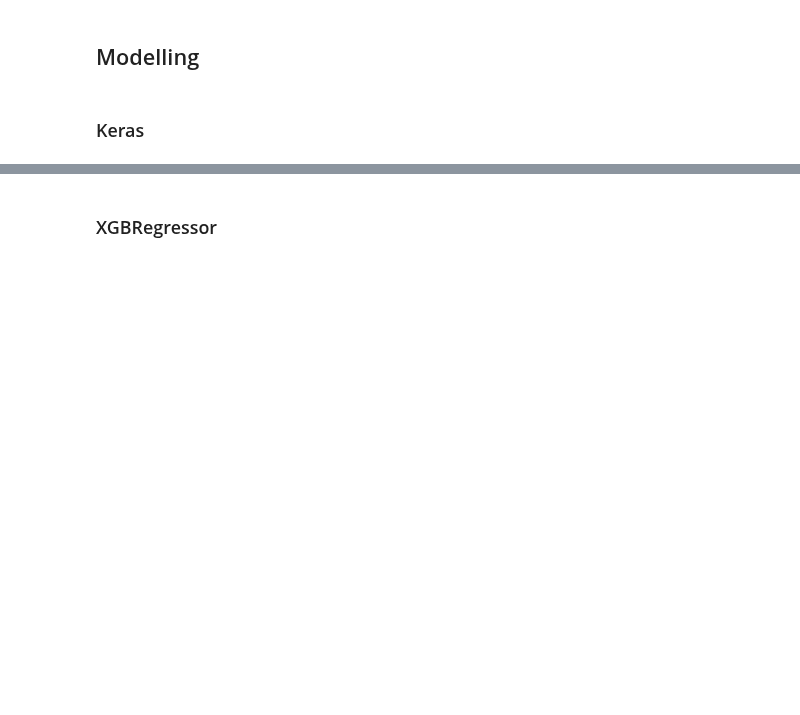
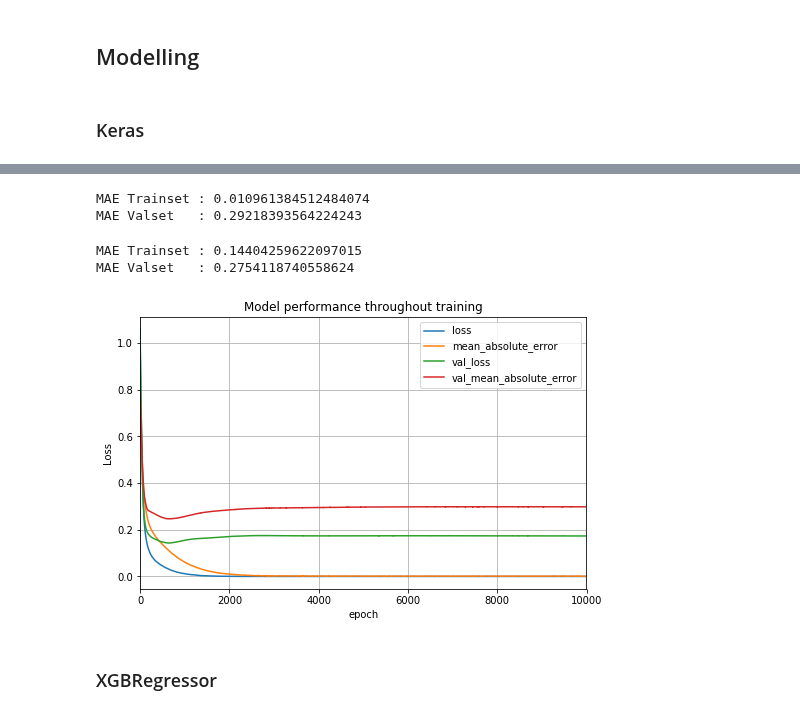
Before and after one commit to Simplon-IA-Bdx-1/house-prices-nico-pierre, a Jupyter notebook: Linear-Regression-Keras-AllFeatures.ipynb, the cells around one changed output, grey strips where cells are left out. Cells and saved outputs as stored; diff of their text form; code cells hidden in the pictures; blank space fills up the shorter version.

```diff
--- a/Linear-Regression-Keras-AllFeatures.ipynb
+++ b/Linear-Regression-Keras-AllFeatures.ipynb
@@ -242,0 +210,37 @@ if keras_actif:
+# %%
+if keras_actif:
+    optimisation_flow = True
+    if optimisation_flow:
+        from sklearn.model_selection import train_test_split
+        X_split_train, X_split_val, y_split_train, y_split_val = train_test_split(X_train, Y_train, test_size=0.2, random_state=42)
+
+    model = create_model()
+    print(model.summary())
+
+    from tensorflow.keras.optimizers import Adam
+    model.compile(
+        loss='mean_squared_error',
+        optimizer=Adam(learning_rate=0.005, beta_1=0.9, beta_2=0.999, amsgrad=False),
+        metrics=['mae', RMSE] # metrics=['mae', 'msle']
+    )
+
+    BATCH_SIZE = X_train.shape[1] #
+
+    history = {}
+    for i in range(100, 501, 100):
+        EPOCHS = i # how many iterations over the whole dataset
+
+        if optimisation_flow:
+            evaluations = {}
+            history[i] = model.fit(X_split_train, y_split_train, validation_data=(X_split_val, y_split_val), epochs=EPOCHS, batch_size=BATCH_SIZE, verbose=0)
+        else:
+            history[i] = model.fit(X_train, Y_train, validation_data=(X_train, Y_train), epochs=EPOCHS, batch_size=BATCH_SIZE, verbose=0)
+
+        hist = pd.DataFrame(history[i].history)
+
+        print(f"Nombre d'EPOCHS : {i}")
+        print(f"RMSE Trainset : {hist.tail(1)['RMSE'].values[0]}")
+        print(f"RMSE Valset   : {hist.tail(1)['val_RMSE'].values[0]}")
+        print(f"MAE Trainset : {hist.tail(1)['mean_absolute_error'].values[0]}")
+        print(f"MAE Valset   : {hist.tail(1)['val_mean_absolute_error'].values[0]}")
+        print('')
@@ -243,3 +274,25 @@ if keras_actif:
+# %%
+print(f"MAE Trainset : {hist.tail(1)['mean_absolute_error'].values[0]}")
+print(f"MAE Valset   : {hist.tail(1)['val_mean_absolute_error'].values[0]}")
+# %% [output]
+MAE Trainset : 0.010961384512484074
+MAE Valset   : 0.29218393564224243
+# %%
+print(f"MAE Trainset : {hist.tail(1)['mean_absolute_error'].values[0]}")
+print(f"MAE Valset   : {hist.tail(1)['val_mean_absolute_error'].values[0]}")
+# %% [output]
+MAE Trainset : 0.14404259622097015
+MAE Valset   : 0.2754118740558624
+# %%
+hist.plot(figsize=(8, 5))#, logy=True)
+plt.grid(True)
+#plt.gca().set_ylim(0, 1)
+plt.title('Model performance throughout training')
+plt.ylabel('Loss')
+plt.xlabel('epoch')
+plt.show()
+# %% [output]
+[figure, added]
 # %% [markdown]
 ### XGBRegressor
 # %%
```
Also changed, not shown: parts of 6 cells of this notebook, 2 other files.
